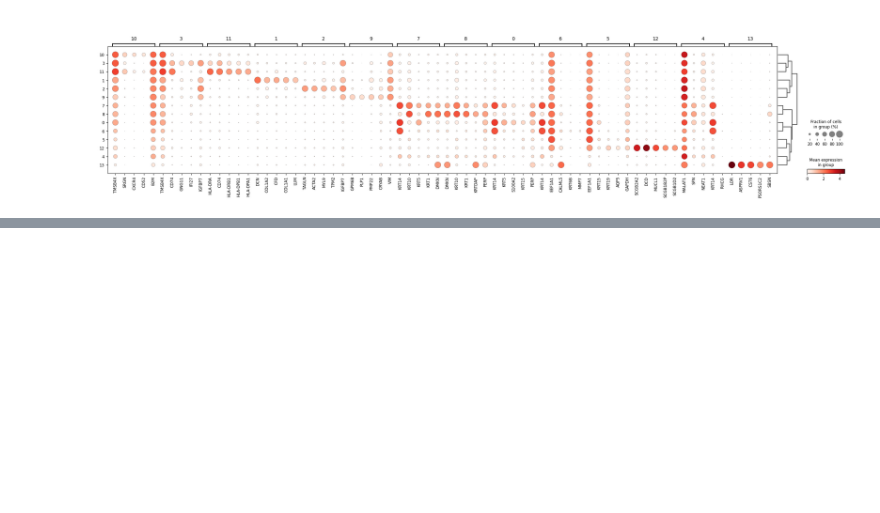
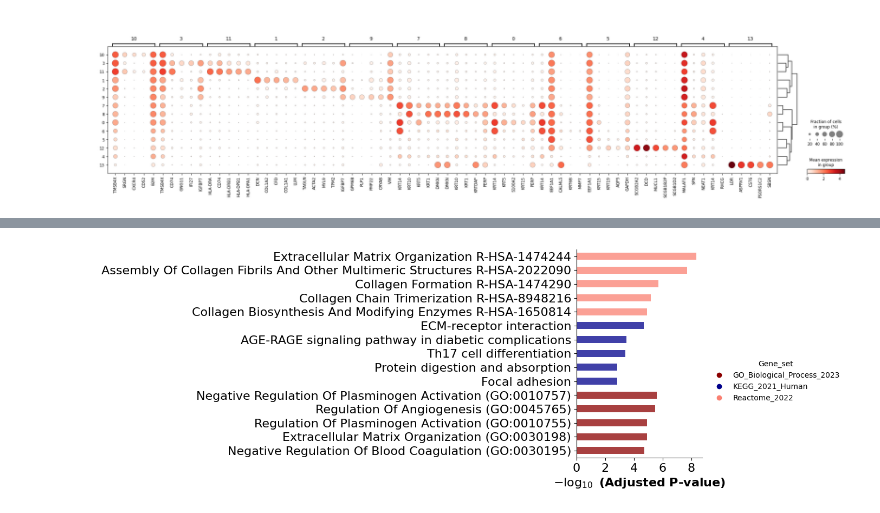
Before and after one commit to Vivian0105/Bioinformatics, a Jupyter notebook: scRNAseq_analysis.ipynb, the cells around one changed output, grey strips where cells are left out. Saved outputs shown, nothing was run; the diff lists cells and outputs as text; code cells hidden in the pictures; blank space fills up the shorter version.

```diff
--- a/scRNAseq_analysis.ipynb
+++ b/scRNAseq_analysis.ipynb
@@ -293,0 +312,2 @@ WARNING: dendrogram data not found (using key=dendrogram_leiden_res_0.5). Runnin
+# %%
+DEGs=sc.get.rank_genes_groups_df(adata_fib, group="SSC", key='SSC_vs_CONTROL')
@@ -293,0 +332,4 @@ WARNING: dendrogram data not found (using key=dendrogram_leiden_res_0.5). Runnin
+# %%
+DEGs_up=DEGs.loc[(DEGs['logfoldchanges']>1) & (DEGs['pvals_adj']<0.05),:]
+DEGs_down=DEGs.loc[(DEGs['logfoldchanges']<-1) & (DEGs['pvals_adj']<0.05),:]
+print('In fibroblast, there are %i genes expressed more in SSc and %i genes expressed less in SSc'%(DEGs_up.shape[0], DEGs_down.shape[0]))
@@ -293,0 +340,7 @@ WARNING: dendrogram data not found (using key=dendrogram_leiden_res_0.5). Runnin
+# %%
+gene_sets=['GO_Biological_Process_2023','KEGG_2021_Human','Reactome_2022']
+# %%
+enr = gp.enrichr(gene_list=list(DEGs_up['names']),
+                 gene_sets=gene_sets,
+                 organism='human',
+                 outdir=None)
@@ -293,0 +354,15 @@ WARNING: dendrogram data not found (using key=dendrogram_leiden_res_0.5). Runnin
+# %%
+colors=['darkred','darkblue','salmon']
+color_dic={}
+for gene_set, color in zip(gene_sets,colors):
+  color_dic[gene_set]=color
+ax = barplot(enr.results,
+              column="Adjusted P-value",
+              group='Gene_set',
+              size=6,
+              top_term=5,
+              figsize=(3,5),
+              color = color_dic
+             )
+# %% [output]
+[figure, added]
```
Also changed, not shown: parts of 13 cells of this notebook.
